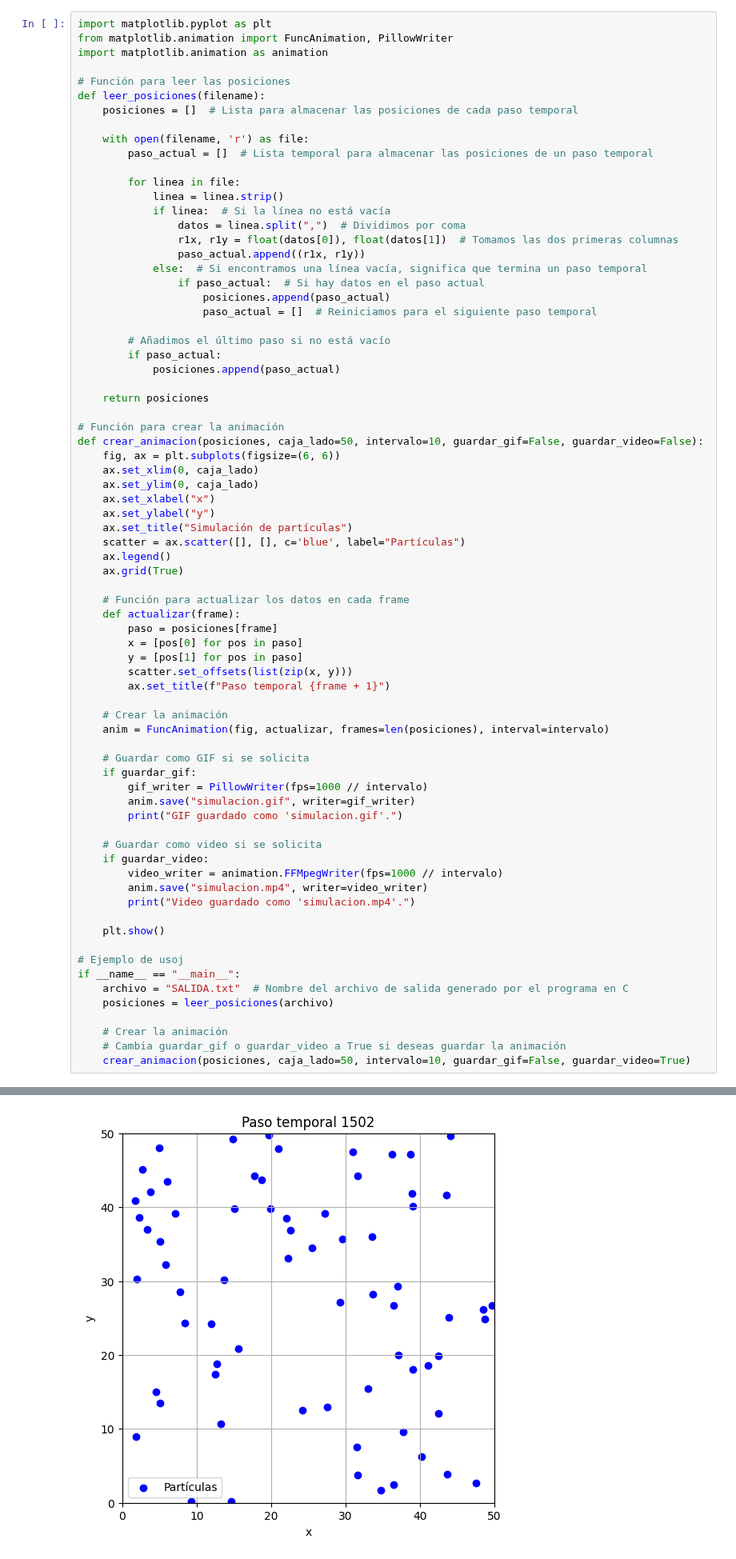
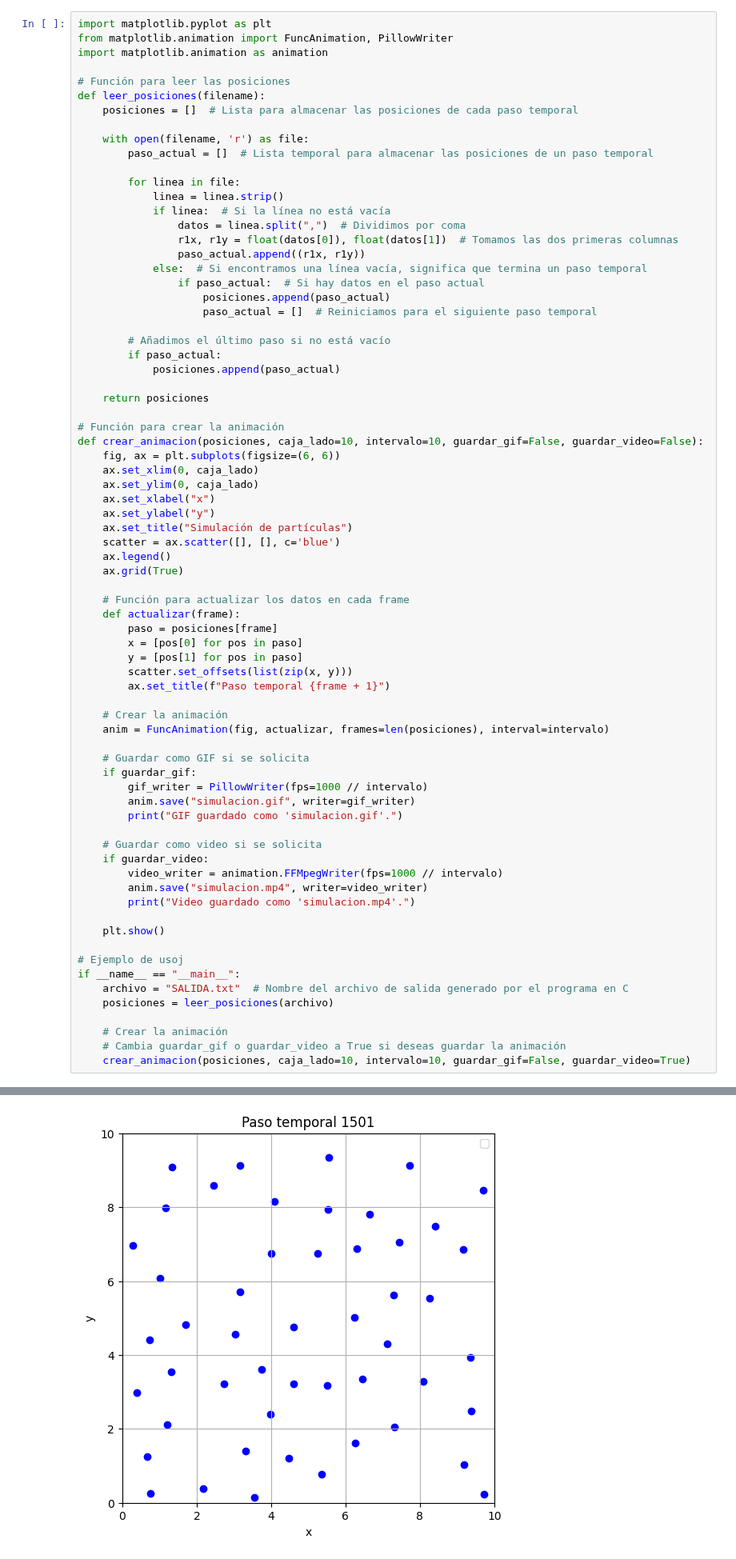
Before and after one commit to DiegoConol/Fisica-Computacional, a Jupyter notebook: Voluntario 1/animaciones.ipynb, the cells around one changed output, grey strips where cells are left out. Shown at 80% size. Drawn from its saved outputs; the diff is of its cells as text.

```diff
--- a/Voluntario 1/animaciones.ipynb
+++ b/Voluntario 1/animaciones.ipynb
@@ -53,14 +53,14 @@ def leer_posiciones(filename):
     return posiciones
 
 # Función para crear la animación
-def crear_animacion(posiciones, caja_lado=50, intervalo=10, guardar_gif=False, guardar_video=False):
+def crear_animacion(posiciones, caja_lado=10, intervalo=10, guardar_gif=False, guardar_video=False):
     fig, ax = plt.subplots(figsize=(6, 6))
     ax.set_xlim(0, caja_lado)
     ax.set_ylim(0, caja_lado)
     ax.set_xlabel("x")
     ax.set_ylabel("y")
     ax.set_title("Simulación de partículas")
-    scatter = ax.scatter([], [], c='blue', label="Partículas")
+    scatter = ax.scatter([], [], c='blue')
     ax.legend()
     ax.grid(True)
 
@@ -71,32 +71,32 @@ def crear_animacion(posiciones, caja_lado=50, intervalo=10, guardar_gif=False, g
         y = [pos[1] for pos in paso]
         scatter.set_offsets(list(zip(x, y)))
         ax.set_title(f"Paso temporal {frame + 1}")
 
     # Crear la animación
     anim = FuncAnimation(fig, actualizar, frames=len(posiciones), interval=intervalo)
 
     # Guardar como GIF si se solicita
     if guardar_gif:
         gif_writer = PillowWriter(fps=1000 // intervalo)
         anim.save("simulacion.gif", writer=gif_writer)
         print("GIF guardado como 'simulacion.gif'.")
 
     # Guardar como video si se solicita
     if guardar_video:
         video_writer = animation.FFMpegWriter(fps=1000 // intervalo)
         anim.save("simulacion.mp4", writer=video_writer)
         print("Video guardado como 'simulacion.mp4'.")
 
     plt.show()
 
 # Ejemplo de usoj
 if __name__ == "__main__":
     archivo = "SALIDA.txt"  # Nombre del archivo de salida generado por el programa en C
     posiciones = leer_posiciones(archivo)
 
     # Crear la animación
     # Cambia guardar_gif o guardar_video a True si deseas guardar la animación
-    crear_animacion(posiciones, caja_lado=50, intervalo=10, guardar_gif=False, guardar_video=True)
+    crear_animacion(posiciones, caja_lado=10, intervalo=10, guardar_gif=False, guardar_video=True)
 # %% [output]
 Video guardado como 'simulacion.mp4'.
-[figure, old version]
+[figure, new version]
```
Also changed, not shown: parts of 2 cells of this notebook, 10 other files.
